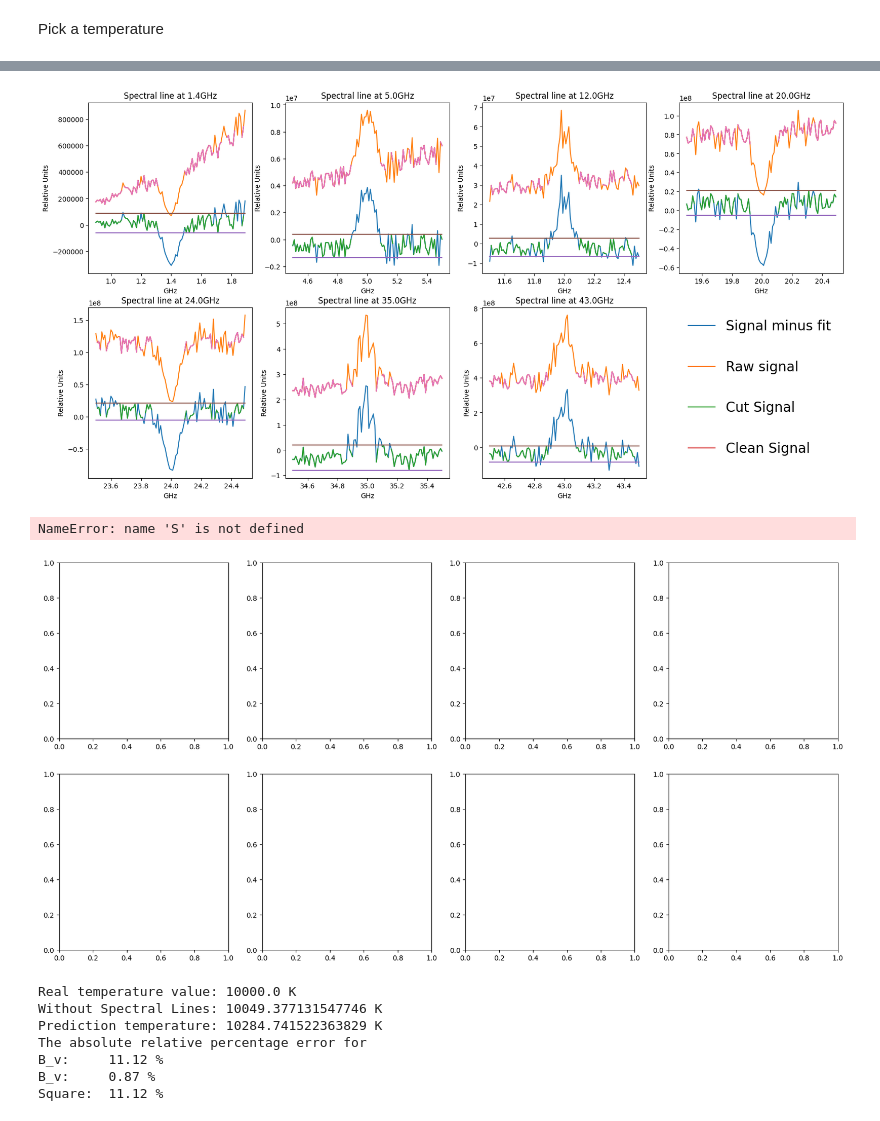
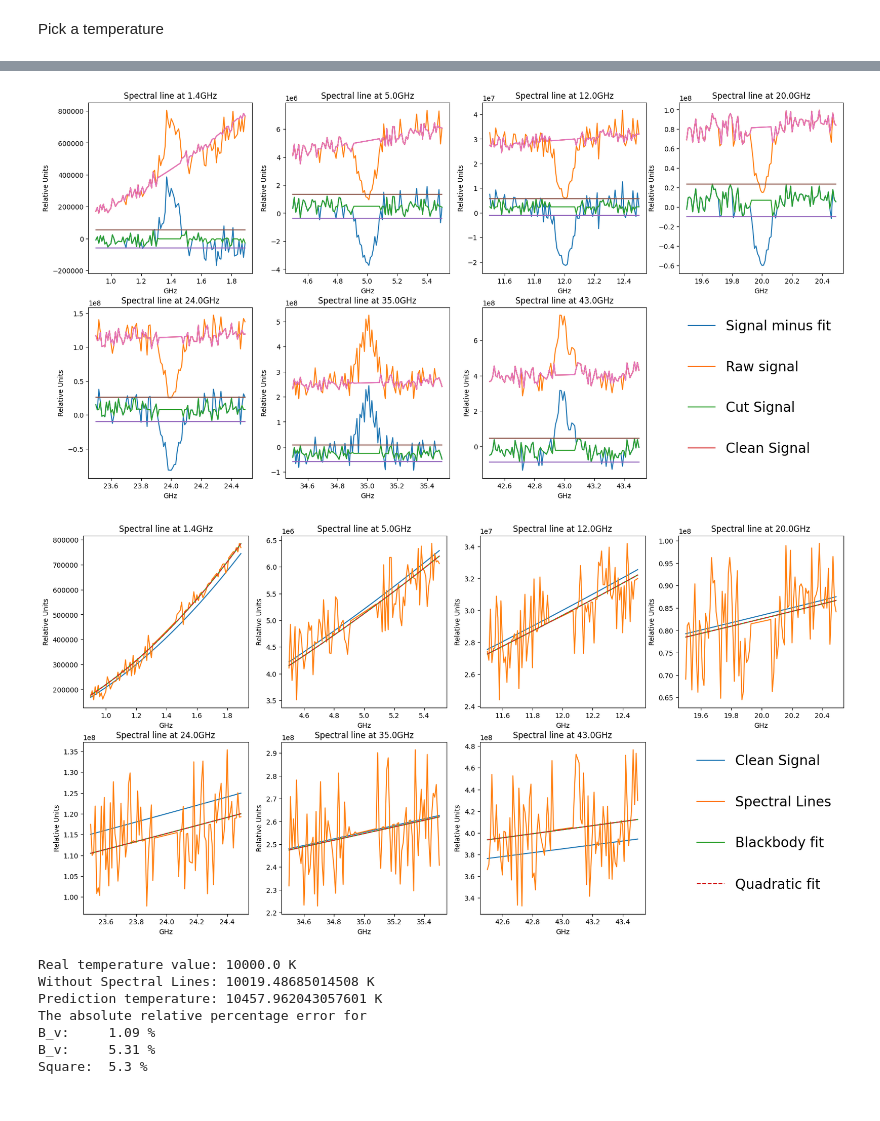
Before and after one commit to iliodis/ASTRO-BEAM, a Jupyter notebook: Task1-BlackbodyRadiationFitting/BlackbodyRadiationFitting.ipynb, the cells around one changed output, grey strips where cells are left out. Saved outputs shown, nothing was run; the diff lists cells and outputs as text; code cells hidden in the pictures.

```diff
--- a/Task1-BlackbodyRadiationFitting/BlackbodyRadiationFitting.ipynb
+++ b/Task1-BlackbodyRadiationFitting/BlackbodyRadiationFitting.ipynb
@@ -517,10 +517,10 @@ for i in range(len(spectral_lines)):
     for j, y in enumerate(cut_signal):
         if(y > new_h[-1]):
             # cut_signal[j] = new_h[-1]
-            cut_signal[j] = np.nan
+            cut_signal[j] = (max(new_h)+min(new_h))/2.0
         if(y < new_h[0]):
             # cut_signal[j] = new_h[0]
-            cut_signal[j] = np.nan
+            cut_signal[j] = (max(new_h)+min(new_h))/2.0
 
 
     clean_signal = cut_signal + Bv(X_cords, *popt)
@@ -552,7 +552,7 @@ ax[1,3].legend(handles, labels, labelspacing=2, fontsize = 20, frameon=False)
 ax[1,3].axis("off")
 plt.show()
 # %% [output]
-[figure, old version]
+[figure, new version]
 # %%
 from scipy.stats import norm
 from scipy import optimize
@@ -575,16 +575,16 @@ fig, ax = plt.subplots(2,4,figsize = (20,10))
 
 # cut_signal = signal.copy()
 
-for j, y in enumerate(clean):
-    if(y == np.nan):
-        print(y)
-        S = np.delete(clean, j)
-        cords = np.delete(X, j)
+# for j, y in enumerate(clean):
+#     if(y == -1):
+#         print(y)
+#         S = np.delete(clean, j)
+#         cords = np.delete(X, j)
 
-print(S)
+# print(S)
 
-clean = S
-X = cords
+# clean = S
+# X = cords
 
 for i in range(len(spectral_lines)):
 
@@ -619,35 +619,34 @@ for i in range(len(spectral_lines)):
     #         count +=1
     # if(len(points)-count>len(points)/2):
     #     for j,k in enumerate(points):
     #         if(signal[k] > Bv(X_cords[j], *popt)):
     #             cut_signal[k] = Bv(X_cords[j], *popt)
     # else:
     #     for j,k in enumerate(points):
     #         if(signal[k] < Bv(X_cords[j], *popt)):
     #             cut_signal[k] = Bv(X_cords[j], *popt)
 
     popt, pcov = optimize.curve_fit(Bv, X_cords, clean[points[0]:points[-1]+1])
     if(quad):
         popt1, pcov1 = optimize.curve_fit(quadratic, X_cords, clean[points[0]:points[-1]+1])
 
     axis = ax[i//4, i%4]
 
     axis.plot(X_cords, Bv(X_cords, T), label="Clean Signal")
     axis.plot(X_cords, clean[points[0]:points[-1]+1], label="Spectral Lines")
     axis.plot(X_cords, Bv(X_cords, *popt), label = "Blackbody fit")
     if(quad):
         axis.plot(X_cords, quadratic(X_cords, *popt1), "--", label = "Quadratic fit")
         handles, labels = axis.get_legend_handles_labels()
     axis.set_title("Spectral line at "+str(spectral_lines[i])+"GHz")
     axis.set_xlabel("GHz")
     axis.set_ylabel("Relative Units")
 
 ax[1,3].legend(handles, labels, labelspacing=2, fontsize = 20, frameon=False)
 ax[1,3].axis("off")
 plt.show()
 # %% [output]
-NameError: name 'S' is not defined
-[figure, old version]
+[figure, new version]
 # %%
 per_Bv = 0
 per_quadr = 0
@@ -675,18 +674,18 @@ print("Real temperature value:", T,"K")
 print("Without Spectral Lines:", popt_raw[0],"K")
 print("Prediction temperature:", popt[0],"K")
 print("The absolute relative percentage error for")
+print("B_v: \t",round(per_raw,2),"%")
 print("B_v: \t",round(per_Bv,2),"%")
-print("B_v: \t",round(per_raw,2),"%")
 if(quad):
     print("Square:\t",round(per_quadr,2),"%")
 # %% [output]
 Real temperature value: 10000.0 K
-Without Spectral Lines: 10049.377131547746 K
-Prediction temperature: 10284.741522363829 K
+Without Spectral Lines: 10019.48685014508 K
+Prediction temperature: 10457.962043057601 K
 The absolute relative percentage error for
-B_v:     11.12 %
-B_v:     0.87 %
-Square:  11.12 %
+B_v:     1.09 %
+B_v:     5.31 %
+Square:  5.3 %
 # %%
 # from scipy.stats import norm
 # from scipy import optimize
```
Also changed, not shown: parts of 10 cells of this notebook.
